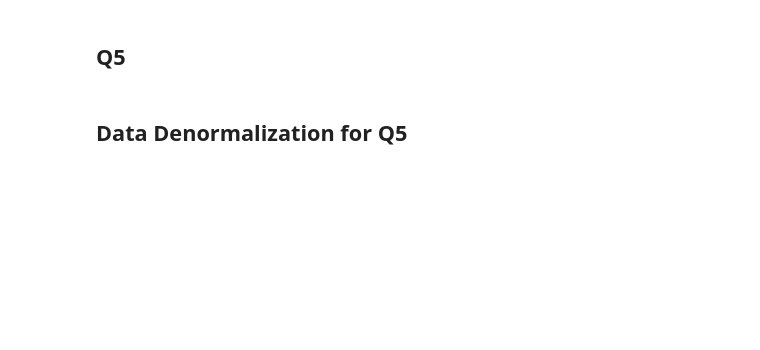
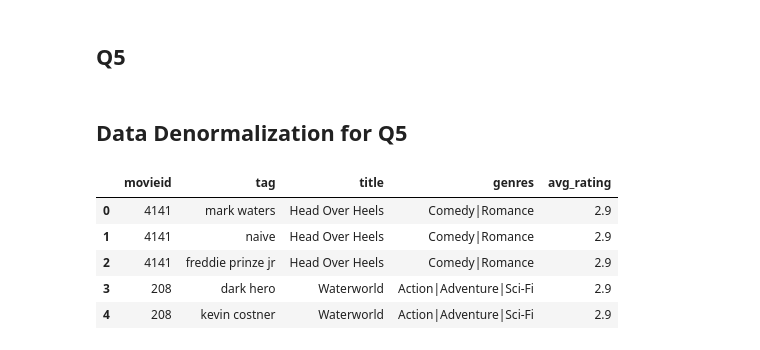
Before and after one commit to gkontogiannhs/Big-Data-Cassandra-Python, a Jupyter notebook: cassandra.ipynb, the cells around one changed output. Saved outputs shown, nothing was run; the diff lists cells and outputs as text; code cells hidden in the pictures; blank space fills up the shorter version.

```diff
--- a/cassandra.ipynb
+++ b/cassandra.ipynb
@@ -318,5 +329,15 @@ not for kids
 # %% [markdown]
 ## Data Denormalization for Q5
 # %%
-mrt = merge(left=tags.drop_duplicates(), right=movies.loc[:, 'movieId':'title'], left_on='movieId', right_on='movieId')
-movies_by_tag = merge(left=mrt, right=avgs, left_on='movieId', right_on='movieId')
+tags['tag'] = tags['tag'].str.lower()
+
+mrt = merge(left=tags.drop_duplicates(), right=movies.loc[:, 'movieid':'genres'], left_on='movieid', right_on='movieid')
+movies_by_tag = merge(left=mrt, right=avgs, left_on='movieid', right_on='movieid')
+movies_by_tag.head()
+# %% [output]
+|  | movieid | tag | title | genres | avg_rating |
+| 0 | 4141 | mark waters | Head Over Heels | Comedy|Romance | 2.9 |
+| 1 | 4141 | naive | Head Over Heels | Comedy|Romance | 2.9 |
+| 2 | 4141 | freddie prinze jr | Head Over Heels | Comedy|Romance | 2.9 |
+| 3 | 208 | dark hero | Waterworld | Action|Adventure|Sci-Fi | 2.9 |
+| 4 | 208 | kevin costner | Waterworld | Action|Adventure|Sci-Fi | 2.9 |
```
Also changed, not shown: parts of 24 cells of this notebook.
